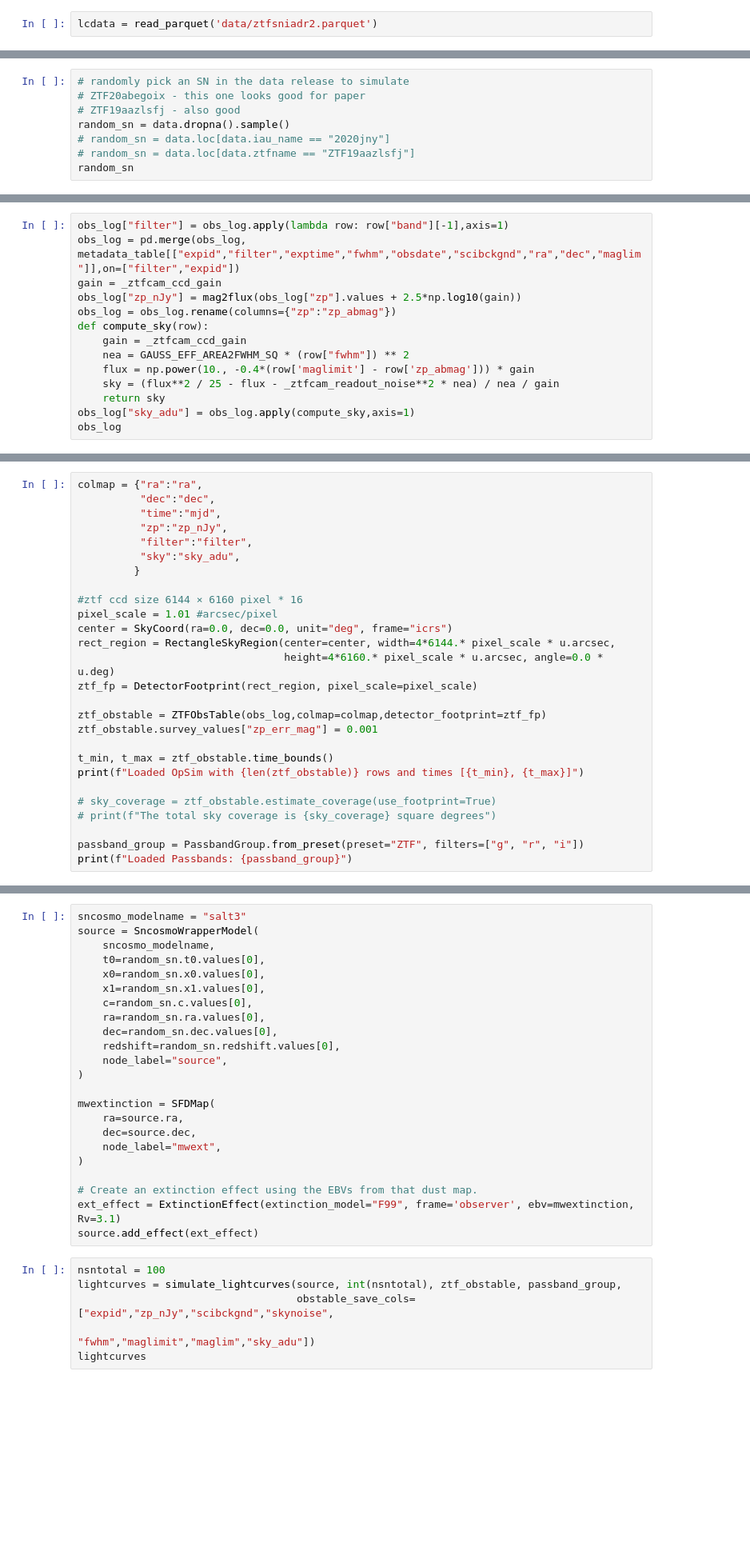
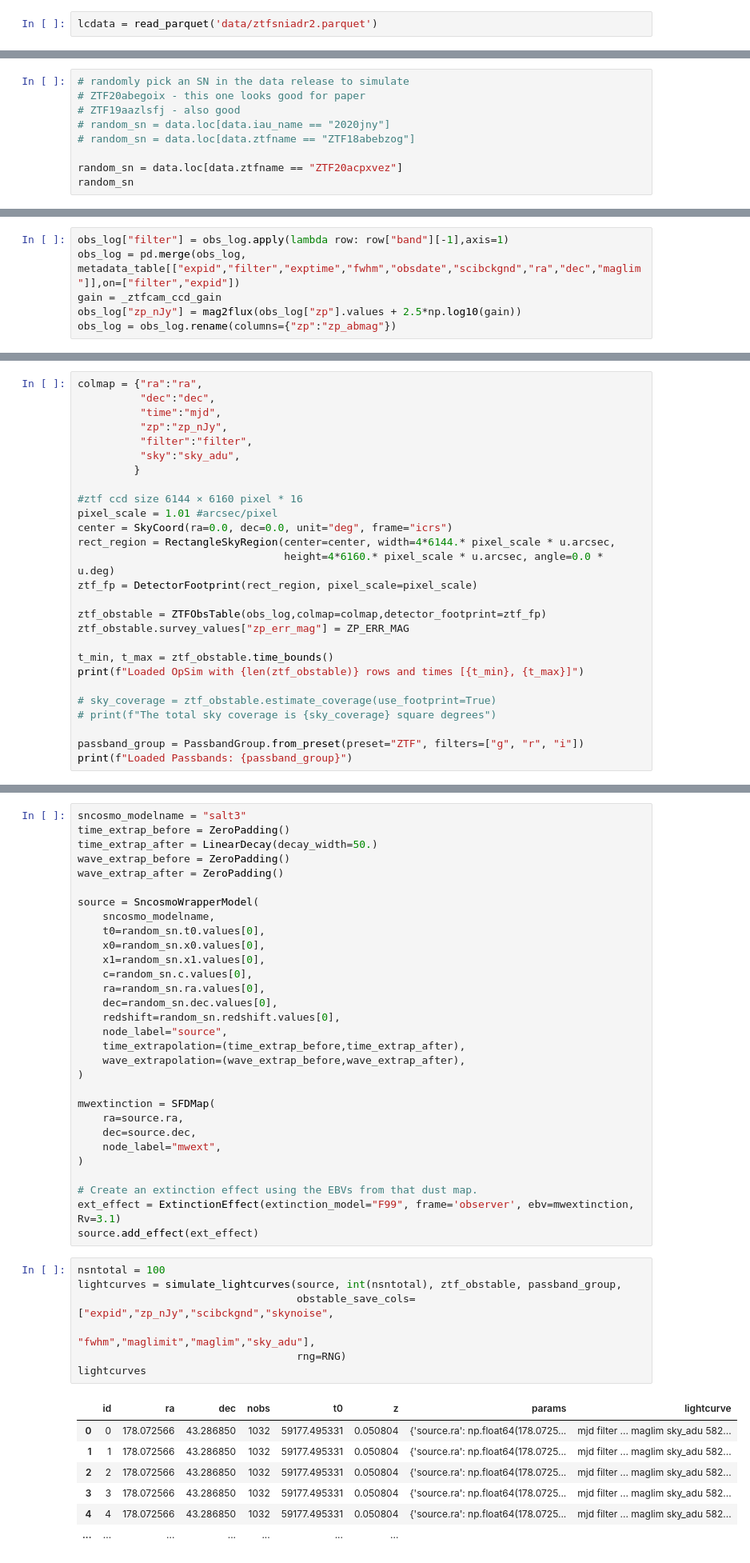
Before and after one commit to mi-dai/lightcurvelynx_ztf_sims, a Jupyter notebook: ZTF_snia-gen-single-sim.ipynb, the cells around one changed output, grey strips where cells are left out. Shown at 80% size. Drawn from its saved outputs; the diff is of its cells as text; blank space fills up the shorter version.

```diff
--- a/ZTF_snia-gen-single-sim.ipynb
+++ b/ZTF_snia-gen-single-sim.ipynb
@@ -68,7 +83,8 @@ list1 = data.iau_name.to_list()
 # randomly pick an SN in the data release to simulate
 # ZTF20abegoix - this one looks good for paper
 # ZTF19aazlsfj - also good
-random_sn = data.dropna().sample()
 # random_sn = data.loc[data.iau_name == "2020jny"]
-# random_sn = data.loc[data.ztfname == "ZTF19aazlsfj"]
+# random_sn = data.loc[data.ztfname == "ZTF18abebzog"]
+
+random_sn = data.loc[data.ztfname == "ZTF20acpxvez"]
 random_sn
@@ -127,11 +186,3 @@ obs_log = pd.merge(obs_log, metadata_table[["expid","filter","exptime","fwhm","o
 gain = _ztfcam_ccd_gain
 obs_log["zp_nJy"] = mag2flux(obs_log["zp"].values + 2.5*np.log10(gain))
 obs_log = obs_log.rename(columns={"zp":"zp_abmag"})
-def compute_sky(row):
-    gain = _ztfcam_ccd_gain
-    nea = GAUSS_EFF_AREA2FWHM_SQ * (row["fwhm"]) ** 2
-    flux = np.power(10., -0.4*(row['maglimit'] - row['zp_abmag'])) * gain
-    sky = (flux**2 / 25 - flux - _ztfcam_readout_noise**2 * nea) / nea / gain
-    return sky
-obs_log["sky_adu"] = obs_log.apply(compute_sky,axis=1)
-obs_log
@@ -152,7 +233,7 @@ rect_region = RectangleSkyRegion(center=center, width=4*6144.* pixel_scale * u.a
 ztf_fp = DetectorFootprint(rect_region, pixel_scale=pixel_scale)
 
 ztf_obstable = ZTFObsTable(obs_log,colmap=colmap,detector_footprint=ztf_fp)
-ztf_obstable.survey_values["zp_err_mag"] = 0.001
+ztf_obstable.survey_values["zp_err_mag"] = ZP_ERR_MAG
 
 t_min, t_max = ztf_obstable.time_bounds()
 print(f"Loaded OpSim with {len(ztf_obstable)} rows and times [{t_min}, {t_max}]")
@@ -175,6 +259,11 @@ host = SNIaHost(
 )
 # %%
 sncosmo_modelname = "salt3"
+time_extrap_before = ZeroPadding()
+time_extrap_after = LinearDecay(decay_width=50.)
+wave_extrap_before = ZeroPadding()
+wave_extrap_after = ZeroPadding()
+
 source = SncosmoWrapperModel(
     sncosmo_modelname,
     t0=random_sn.t0.values[0],
@@ -185,6 +274,8 @@ source = SncosmoWrapperModel(
     dec=random_sn.dec.values[0],
     redshift=random_sn.redshift.values[0],
     node_label="source",
+    time_extrapolation=(time_extrap_before,time_extrap_after),
+    wave_extrapolation=(wave_extrap_before,wave_extrap_after),
 )
 
 mwextinction = SFDMap(
@@ -199,6 +290,15 @@ source.add_effect(ext_effect)
 # %%
 nsntotal = 100
 lightcurves = simulate_lightcurves(source, int(nsntotal), ztf_obstable, passband_group,
                                    obstable_save_cols=["expid","zp_nJy","scibckgnd","skynoise",
-                                                       "fwhm","maglimit","maglim","sky_adu"])
+                                                       "fwhm","maglimit","maglim","sky_adu"],
+                                   rng=RNG)
 lightcurves
+# %% [output]
+|  | id | ra | dec | nobs | t0 | z | params | lightcurve |
+| 0 | 0 | 178.072566 | 43.286850 | 1032 | 59177.495331 | 0.050804 | {'source.ra': np.float64(178.0725... | mjd filter ... maglim sky_adu 582... |
+| 1 | 1 | 178.072566 | 43.286850 | 1032 | 59177.495331 | 0.050804 | {'source.ra': np.float64(178.0725... | mjd filter ... maglim sky_adu 582... |
+| 2 | 2 | 178.072566 | 43.286850 | 1032 | 59177.495331 | 0.050804 | {'source.ra': np.float64(178.0725... | mjd filter ... maglim sky_adu 582... |
+| 3 | 3 | 178.072566 | 43.286850 | 1032 | 59177.495331 | 0.050804 | {'source.ra': np.float64(178.0725... | mjd filter ... maglim sky_adu 582... |
+| 4 | 4 | 178.072566 | 43.286850 | 1032 | 59177.495331 | 0.050804 | {'source.ra': np.float64(178.0725... | mjd filter ... maglim sky_adu 582... |
+| ... | ... | ... | ... | ... | ... | ... |
```
Also changed, not shown: parts of 30 cells of this notebook, 13 other files.
